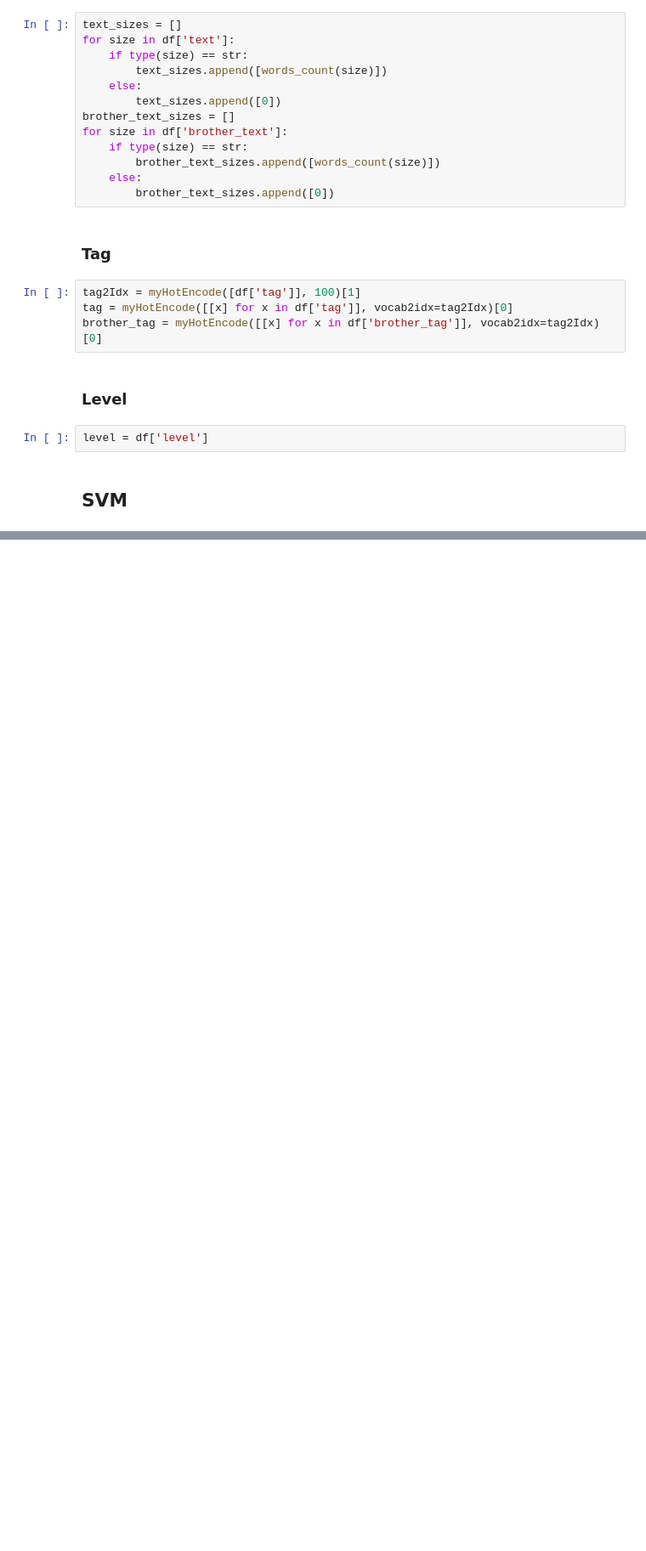
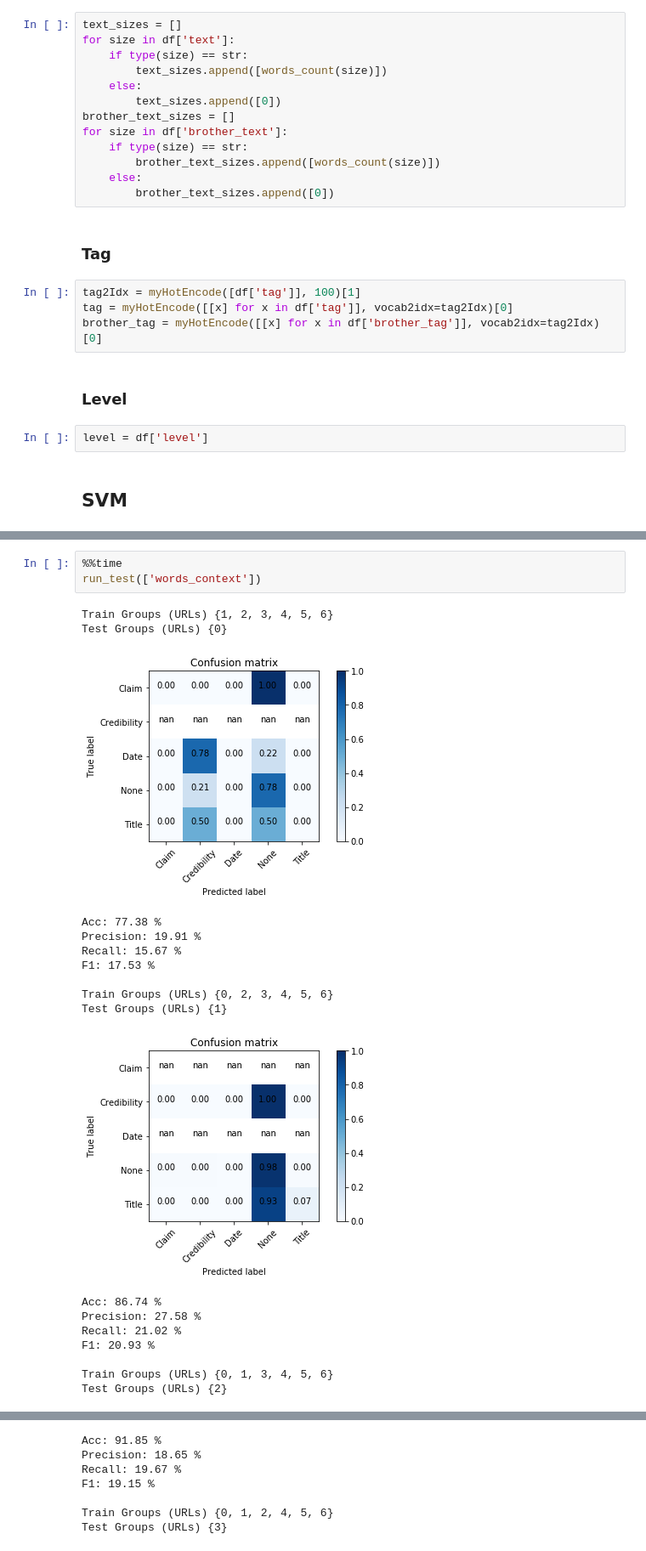
Before and after one commit to vwoloszyn/claim2features, a Jupyter notebook: final2.ipynb, the cells around one changed output, grey strips where cells are left out. Shown at 85% size. Saved outputs shown, nothing was run; the diff lists cells and outputs as text; blank space fills up the shorter version.

```diff
--- a/final2.ipynb
+++ b/final2.ipynb
@@ -538,0 +570,22 @@ plot_confusion_matrix(cm, svm.classes_, normalize=True)
+# %%
+%%time
+run_test(['words_context'])
+# %% [output]
+Train Groups (URLs) {1, 2, 3, 4, 5, 6}
+Test Groups (URLs) {0}
+[figure, added]
+Acc: 77.38 %
+Precision: 19.91 %
+Recall: 15.67 %
+F1: 17.53 %
+
+Train Groups (URLs) {0, 2, 3, 4, 5, 6}
+Test Groups (URLs) {1}
+[figure, added]
+Acc: 86.74 %
+Precision: 27.58 %
+Recall: 21.02 %
+F1: 20.93 %
+
+Train Groups (URLs) {0, 1, 3, 4, 5, 6}
+Test Groups (URLs) {2}
@@ -538,0 +593,7 @@ plot_confusion_matrix(cm, svm.classes_, normalize=True)
+Acc: 91.85 %
+Precision: 18.65 %
+Recall: 19.67 %
+F1: 19.15 %
+
+Train Groups (URLs) {0, 1, 2, 4, 5, 6}
+Test Groups (URLs) {3}
```
Also changed, not shown: parts of 52 cells of this notebook.
